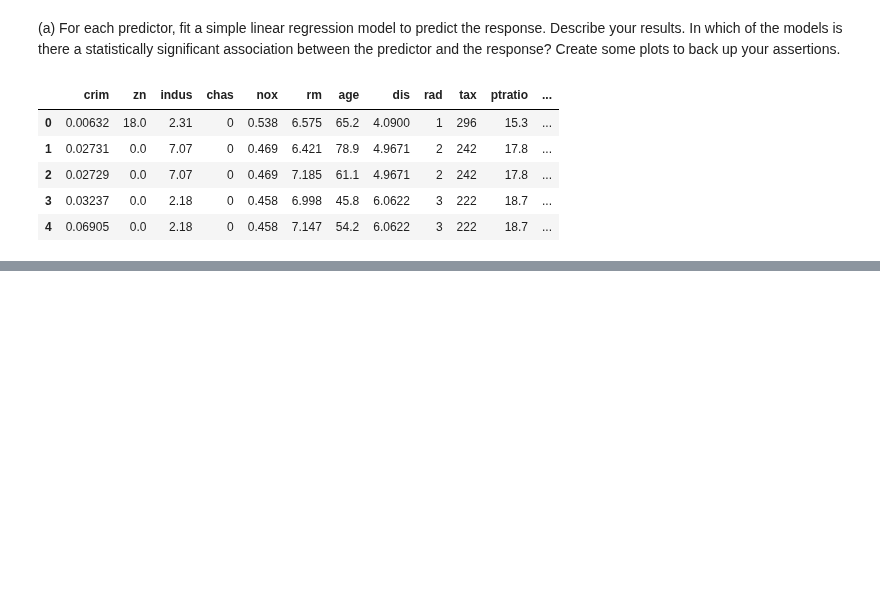
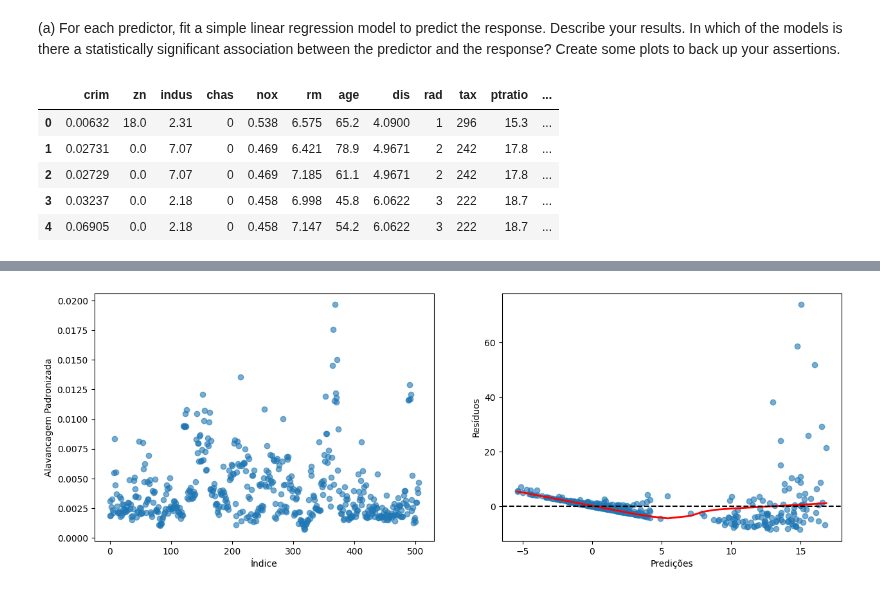
Before and after one commit to oliveira-silva-lucas/ISLP, a Jupyter notebook: Cap_03_Linear_Regression/Exercises/ex_cap_03_boston.ipynb, the cells around one changed output, grey strips where cells are left out. Saved outputs shown, nothing was run; the diff lists cells and outputs as text; code cells hidden in the pictures; blank space fills up the shorter version.

```diff
--- a/Cap_03_Linear_Regression/Exercises/ex_cap_03_boston.ipynb
+++ b/Cap_03_Linear_Regression/Exercises/ex_cap_03_boston.ipynb
@@ -33,0 +87,3 @@ nomes_preditores = Boston.columns.drop('crim')
+# %%
+res_multi = sm.OLS(y, MS(nomes_preditores).fit_transform(Boston)).fit()
+summarize(res_multi)
@@ -33,0 +105,6 @@ nomes_preditores = Boston.columns.drop('crim')
+# %%
+fig, ax = subplots(figsize=(15,5), ncols=2)
+plot_alavancagem(res_multi, ax[0])
+plot_predicao_residuos(res_multi,ax[1])
+# %% [output]
+[figure, added]
```
Also changed, not shown: parts of 9 cells of this notebook.
